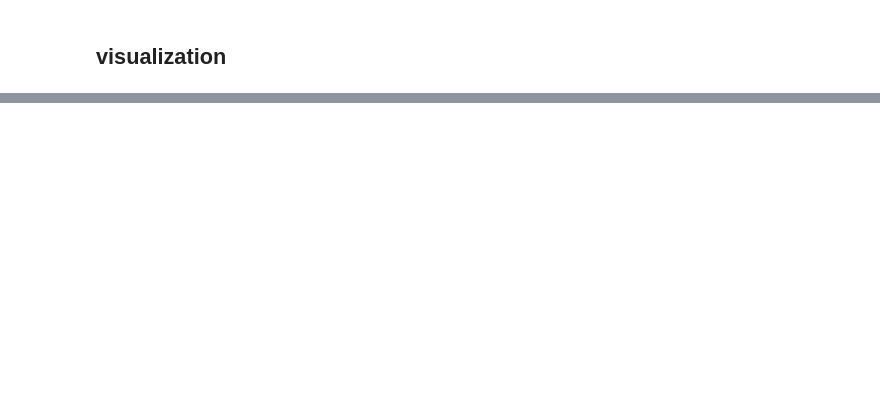
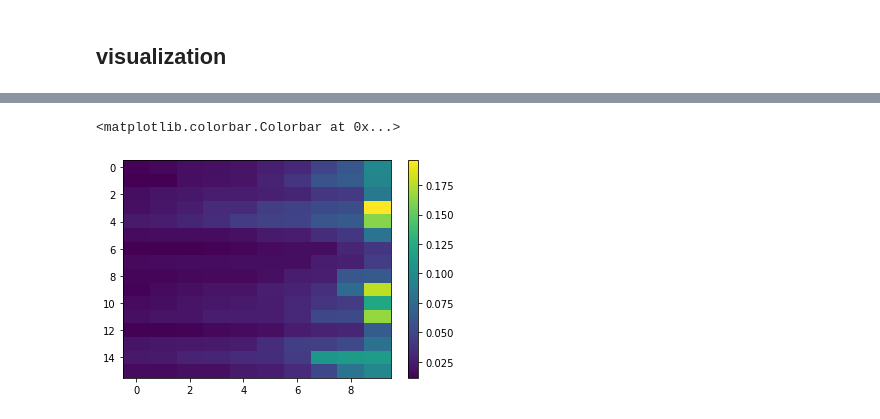
Before and after one commit to kyle-weng/Shakespearean-Poem-Generation, a Jupyter notebook: hmm.ipynb, the cells around one changed output, grey strips where cells are left out. Saved outputs shown, nothing was run; the diff lists cells and outputs as text; code cells hidden in the pictures; blank space fills up the shorter version.

```diff
--- a/hmm.ipynb
+++ b/hmm.ipynb
@@ -226,0 +254,10 @@ me you unlooked therefore why child to sport
+# %%
+def top_words(wmap, hmm, n=10):
+    ids = np.argsort(hmm.O, axis=1)[:,-n:]
+    words = [
+        [wmap.inv[w] for w in s]
+        for s in ids
+    ]
+    return words, np.sort(hmm.O, axis=1)[:,-n:]
+# %%
+top, topprob = top_words(wmap, hmm)
@@ -226,0 +283,6 @@ me you unlooked therefore why child to sport
+# %%
+plt.imshow(topprob, aspect="auto")
+plt.colorbar()
+# %% [output]
+<matplotlib.colorbar.Colorbar at 0x...>
+[figure, added]
```
Also changed, not shown: parts of 14 cells of this notebook.
